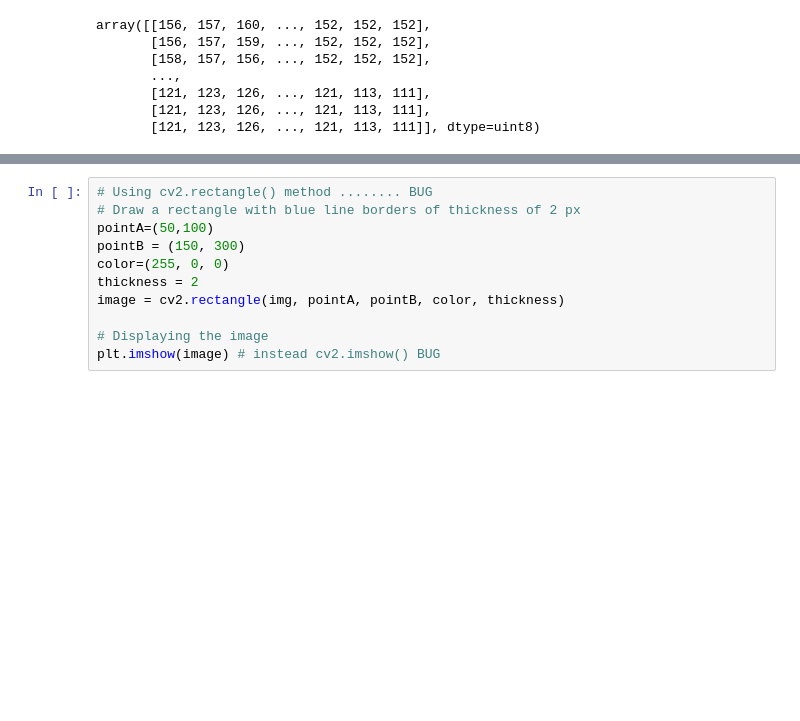
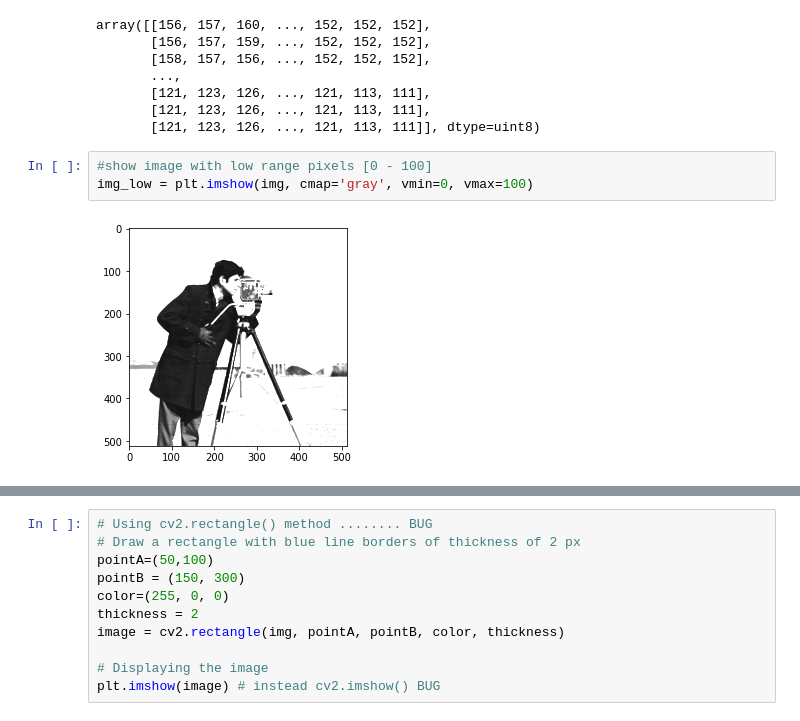
Before and after one commit to mafaldasalomao/PAVIC_computer_vision, a Jupyter notebook: Aula_01_Treinamento__Visao_computacional.ipynb, the cells around one changed output, grey strips where cells are left out. Drawn from its saved outputs; the diff is of its cells as text; blank space fills up the shorter version.

```diff
--- a/Aula_01_Treinamento__Visao_computacional.ipynb
+++ b/Aula_01_Treinamento__Visao_computacional.ipynb
@@ -55,3 +56,8 @@ array([[156, 157, 160, ..., 152, 152, 152],
        [121, 123, 126, ..., 121, 113, 111],
        [121, 123, 126, ..., 121, 113, 111],
        [121, 123, 126, ..., 121, 113, 111]], dtype=uint8)
+# %%
+#show image with low range pixels [0 - 100]
+img_low = plt.imshow(img, cmap='gray', vmin=0, vmax=100)
+# %% [output]
+[figure, added]
```
Also changed, not shown: parts of 4 cells of this notebook.
